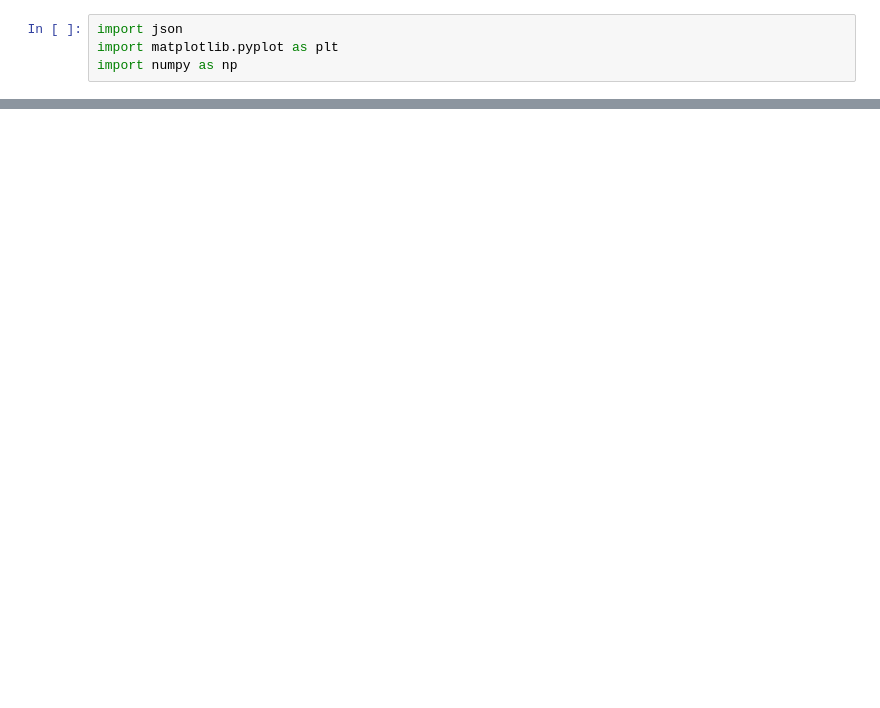
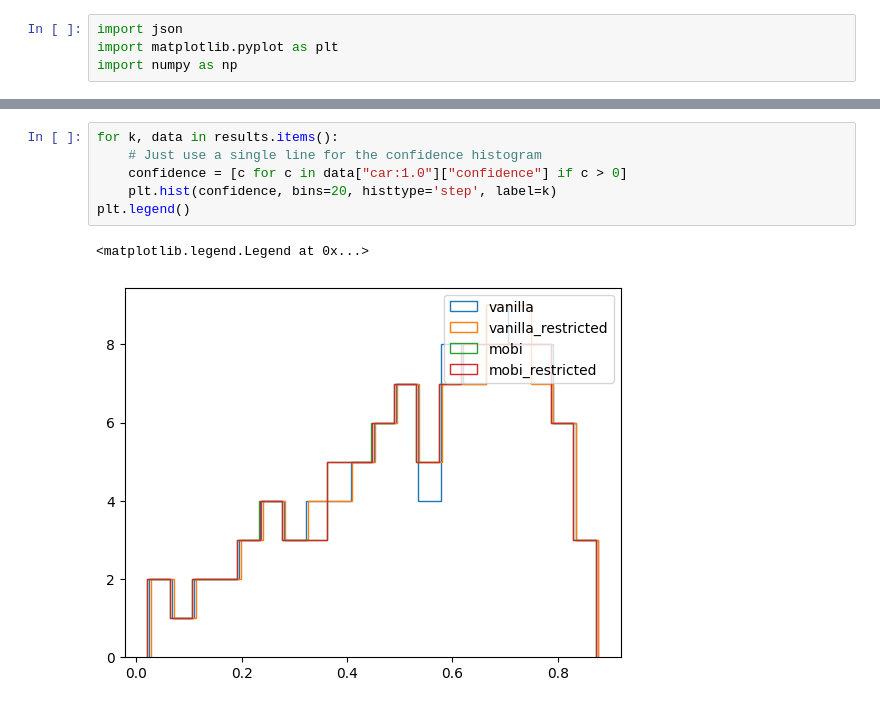
Before and after one commit to alexbuburuzan/MObI, a Jupyter notebook: bevfusion/edited-objects-eval.ipynb, the cells around one changed output, grey strips where cells are left out. Saved outputs shown, nothing was run; the diff lists cells and outputs as text; blank space fills up the shorter version.

```diff
--- a/bevfusion/edited-objects-eval.ipynb
+++ b/bevfusion/edited-objects-eval.ipynb
@@ -30,0 +56,9 @@ Text(0.5, 0, 'recall')
+# %%
+for k, data in results.items():
+    # Just use a single line for the confidence histogram
+    confidence = [c for c in data["car:1.0"]["confidence"] if c > 0]
+    plt.hist(confidence, bins=20, histtype='step', label=k)
+plt.legend()
+# %% [output]
+<matplotlib.legend.Legend at 0x...>
+[figure, added]
```
Also changed, not shown: parts of 4 cells of this notebook, 7 other files.
